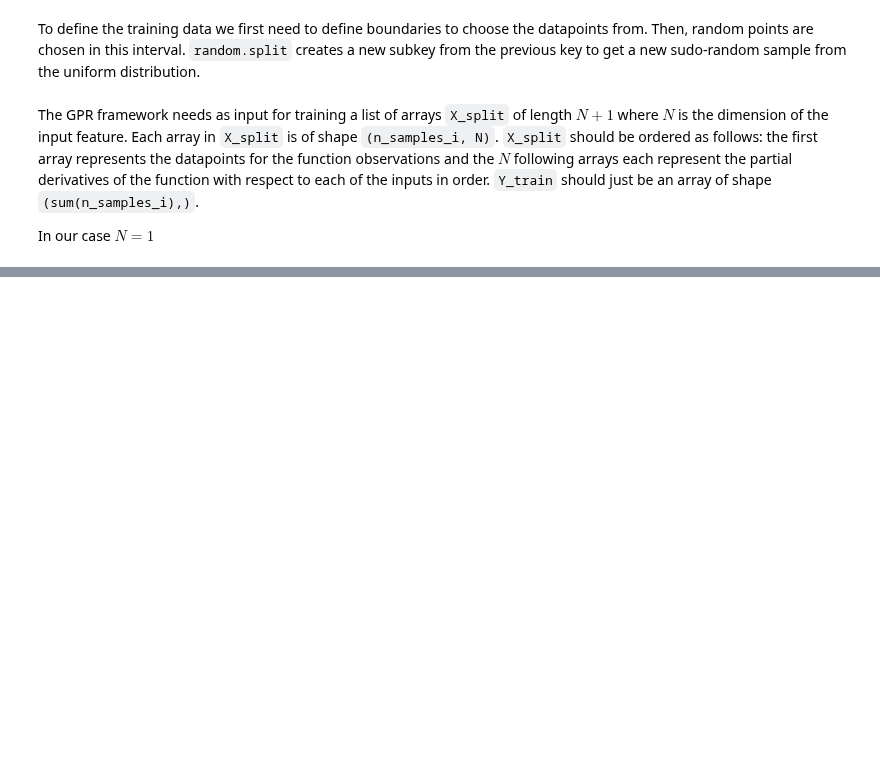
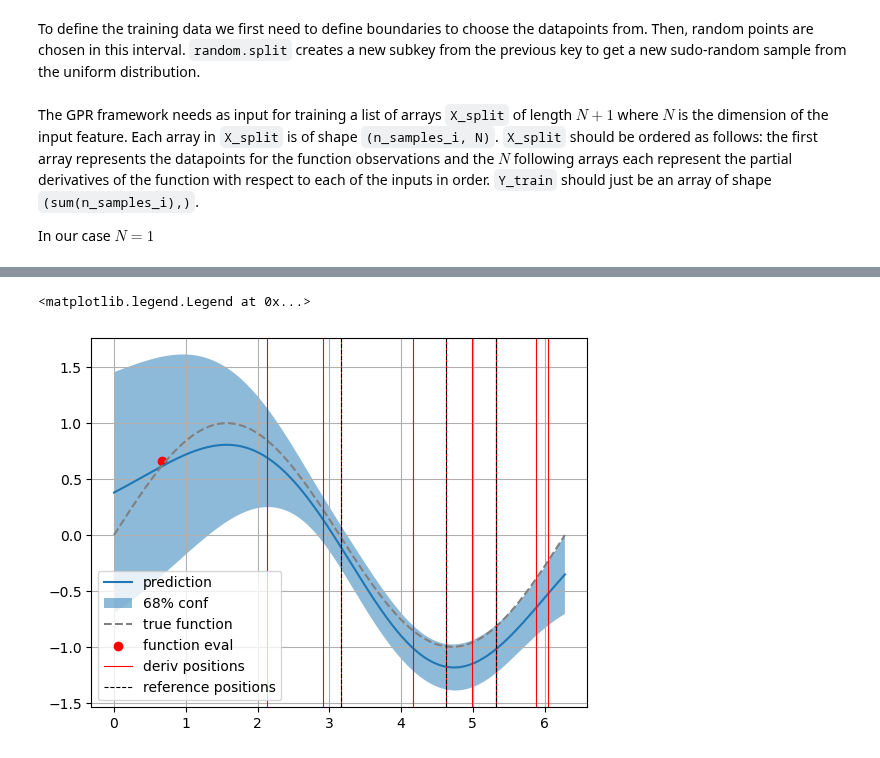
Before and after one commit to LukasEin/jaxgp, a Jupyter notebook: 1d_example_regression.ipynb, the cells around one changed output, grey strips where cells are left out. Saved outputs shown, nothing was run; the diff lists cells and outputs as text; code cells hidden in the pictures; blank space fills up the shorter version.

```diff
--- a/1d_example_regression.ipynb
+++ b/1d_example_regression.ipynb
@@ -111,0 +141,12 @@ plt.legend()
+# %%
+from jaxgp.regression import SparseGPR
+
+logger = Logger()
+
+num_ref_points = (3,)
+key, subkey = random.split(key)
+X_ref = random.choice(subkey, x_der, num_ref_points)
+
+model = SparseGPR(kernel, init_kernel_params, noise, X_ref, logger=logger)
+# %%
+model.train(X_split, Y_train)
@@ -111,0 +179,5 @@ plt.legend()
+# %%
+predict_grid = jnp.linspace(*bounds, 200)
+
+# model.eval returns a mean prediction and a confidence interval around the mean prediction
+means, stds = model.eval(predict_grid)
@@ -111,0 +188,26 @@ plt.legend()
+# %%
+import matplotlib.pyplot as plt
+
+plt.plot(predict_grid, means, label="prediction")
+plt.fill_between(predict_grid, means-stds, means+stds, alpha=0.5, label="68% conf")
+
+plt.plot(predict_grid, sin(predict_grid), c="gray", ls="--",label="true function")
+
+plt.scatter(x_func, y_func, c="r", label="function eval")
+for i,x in enumerate(x_der):
+    if i == 0:
+        plt.axvline(x, c="r", lw=0.8, ls="-", label="deriv positions")
+    else:
+        plt.axvline(x, c="r", lw=0.8, ls="-")
+
+for i,x in enumerate(X_ref):
+    if i == 0:
+        plt.axvline(x, c="k", lw=0.8, ls="--", label="reference positions")
+    else:
+        plt.axvline(x, c="k", lw=0.8, ls="--")
+
+plt.grid()
+plt.legend()
+# %% [output]
+<matplotlib.legend.Legend at 0x...>
+[figure, added]
```
Also changed, not shown: parts of 33 cells of this notebook.
